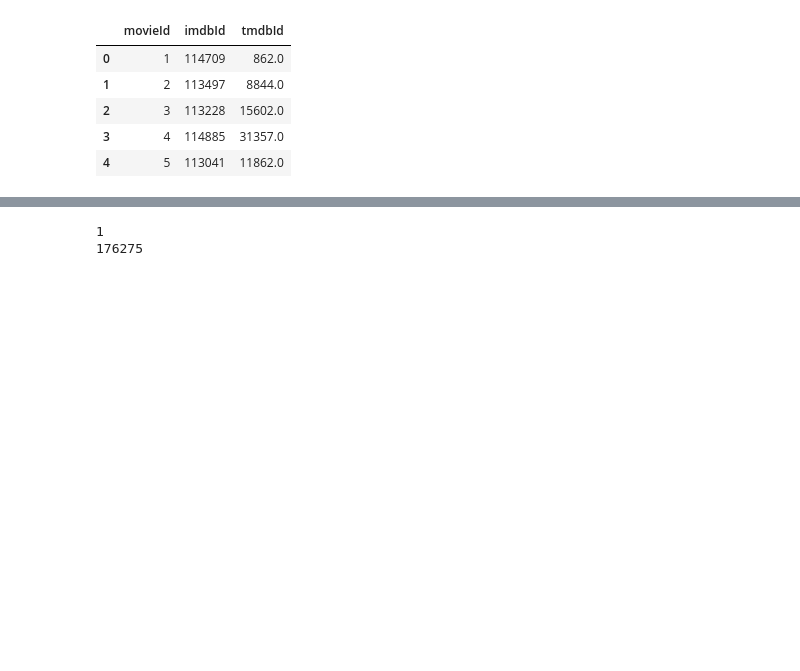
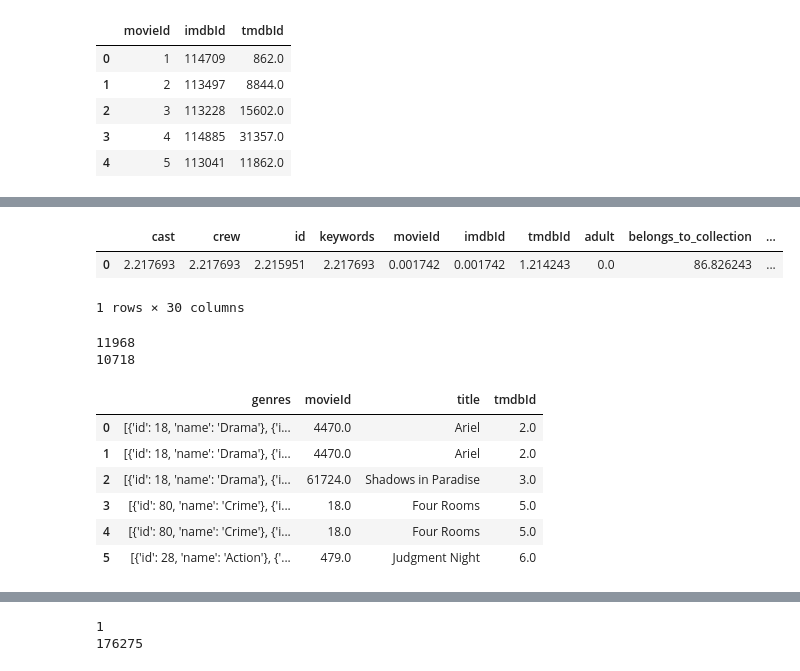
Before and after one commit to Himanshu7d3/CINEIQ, a Jupyter notebook: Data_Gathering.ipynb, the cells around one changed output, grey strips where cells are left out. Drawn from its saved outputs; the diff is of its cells as text; code cells hidden in the pictures; blank space fills up the shorter version.

```diff
--- a/Data_Gathering.ipynb
+++ b/Data_Gathering.ipynb
@@ -213,0 +262,23 @@ df = credits_df.merge(keywords_df,on="id", how="outer") \
+# %%
+#missing value percentage in each column
+(df.isnull().mean() * 100).to_frame().T
+# %% [output]
+|  | cast | crew | id | keywords | movieId | imdbId | tmdbId | adult | belongs_to_collection | ... |
+| 0 | 2.217693 | 2.217693 | 2.215951 | 2.217693 | 0.001742 | 0.001742 | 1.214243 | 0.0 | 86.826243 | ... |
+1 rows × 30 columns
+# %%
+print(df['id'].duplicated().sum())
+print(df.duplicated().sum())
+# %% [output]
+11968
+10718
+# %%
+df[['genres','movieId','title','tmdbId']].head(6)
+# %% [output]
+|  | genres | movieId | title | tmdbId |
+| 0 | [{'id': 18, 'name': 'Drama'}, {'i... | 4470.0 | Ariel | 2.0 |
+| 1 | [{'id': 18, 'name': 'Drama'}, {'i... | 4470.0 | Ariel | 2.0 |
+| 2 | [{'id': 18, 'name': 'Drama'}, {'i... | 61724.0 | Shadows in Paradise | 3.0 |
+| 3 | [{'id': 80, 'name': 'Crime'}, {'i... | 18.0 | Four Rooms | 5.0 |
+| 4 | [{'id': 80, 'name': 'Crime'}, {'i... | 18.0 | Four Rooms | 5.0 |
+| 5 | [{'id': 28, 'name': 'Action'}, {'... | 479.0 | Judgment Night | 6.0 |
```
Also changed, not shown: parts of 29 cells of this notebook.
